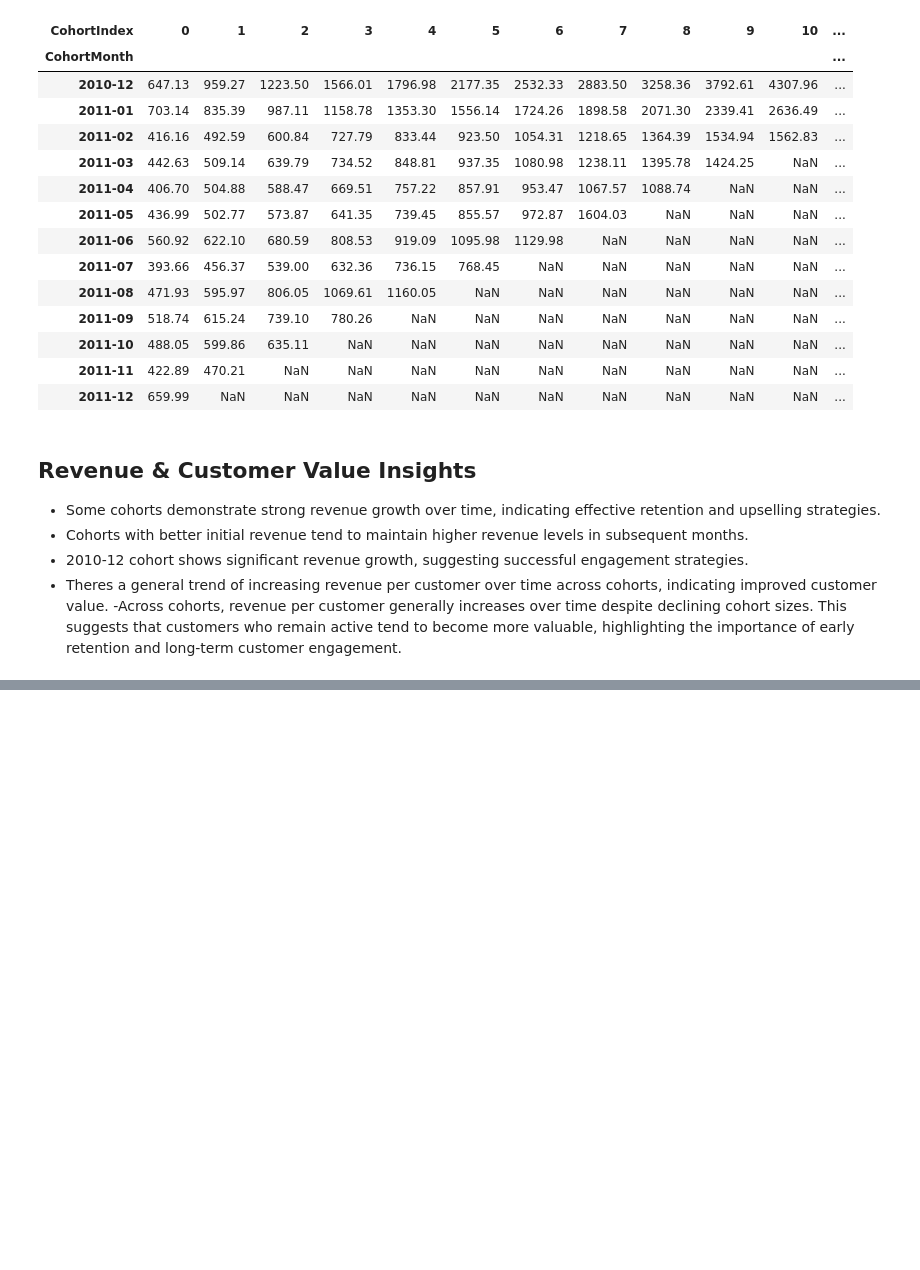
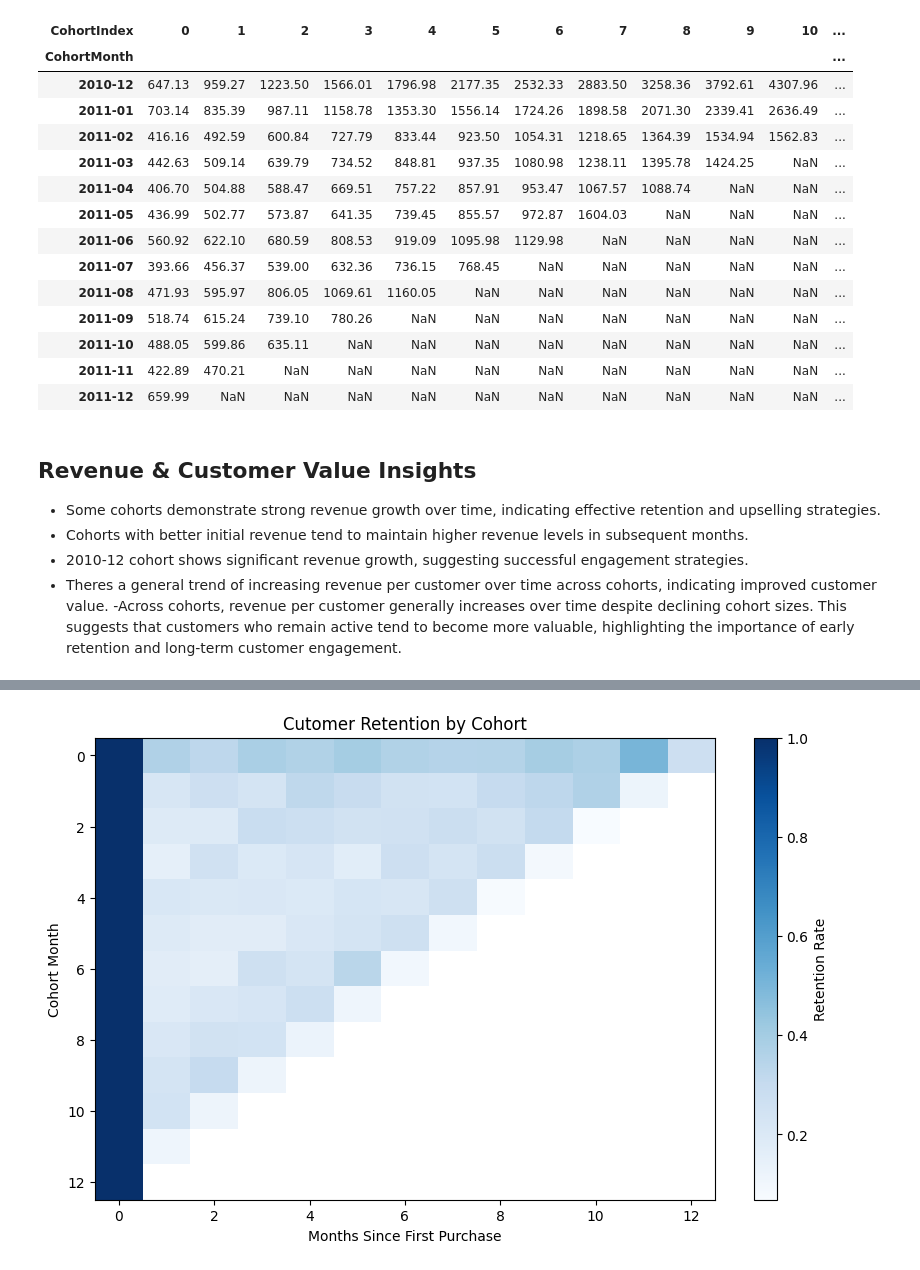
Before and after one commit to BoiDrew/revenue-retention-analysis, a Jupyter notebook: notebooks/revenue_retention_value.ipynb, the cells around one changed output, grey strips where cells are left out. Saved outputs shown, nothing was run; the diff lists cells and outputs as text; code cells hidden in the pictures; blank space fills up the shorter version.

Commit message:
Executive heatmaps and cohort value storytelling

```diff
--- a/notebooks/revenue_retention_value.ipynb
+++ b/notebooks/revenue_retention_value.ipynb
@@ -192,0 +241,19 @@ Rentation efforts should focus on the first few months after acquisition, where
+# %%
+#Plotting the Retention Heatmap Customer Behaviour
+
+# Visualize customer retention using a heatmap.
+# - Each row represents a cohort (CohortMonth)
+# - Each column represents months since the customer's first purchase (CohortIndex)
+# - Color intensity reflects the retention rate for that cohort at each lifecycle month
+# This heatmap makes it easy to identify retention patterns, drop-off points,
+# and differences in behavior across customer cohorts.
+
+plt.figure(figsize=(10, 6))
+plt.imshow(retention, aspect='auto', cmap='Blues')
+plt.colorbar(label='Retention Rate')
+plt.title('Cutomer Retention by Cohort')
+plt.xlabel('Months Since First Purchase')
+plt.ylabel('Cohort Month')
+plt.show()
+# %% [output]
+[figure, added]
```
Also changed, not shown: parts of 7 cells of this notebook, 1 other file.
